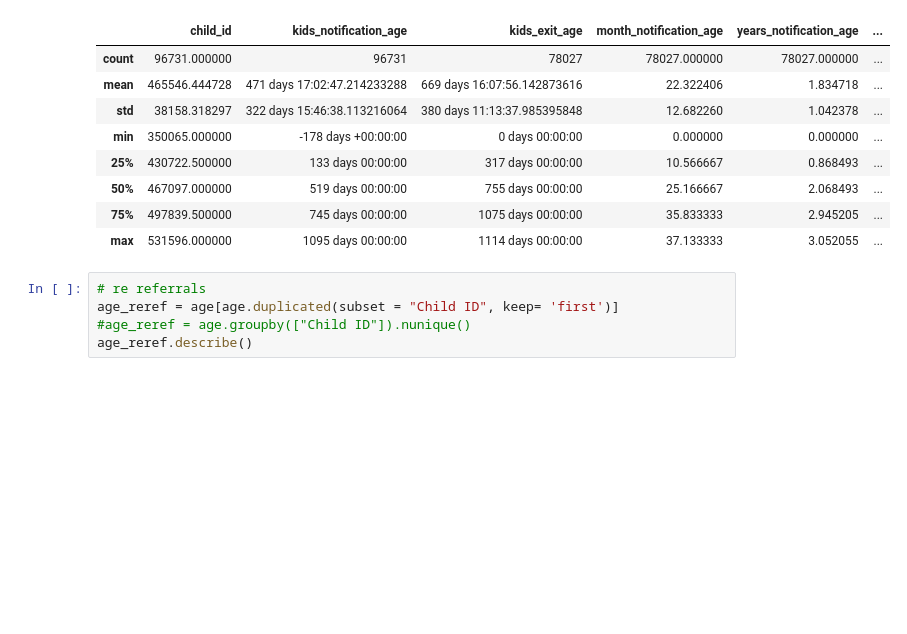
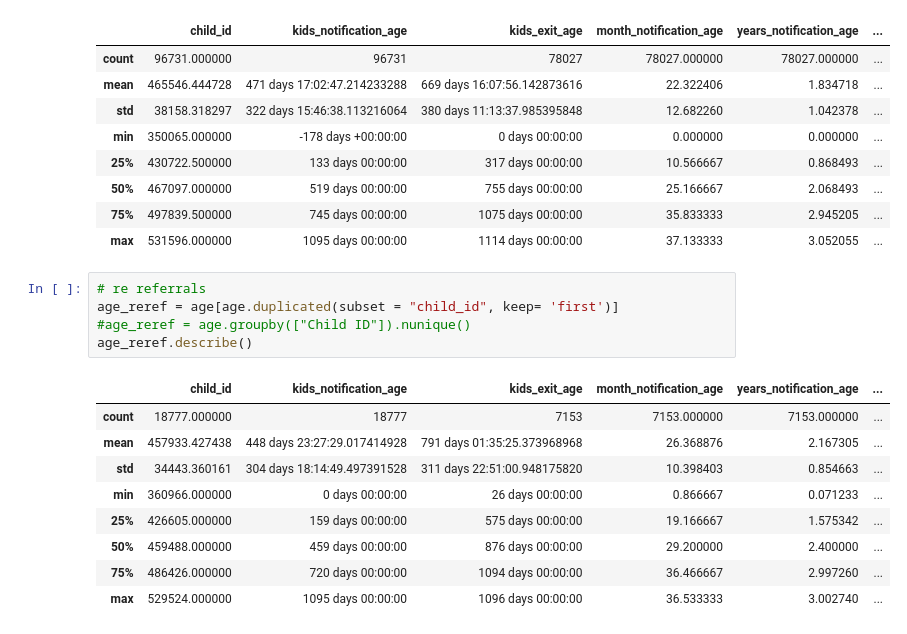
Before and after one commit to ColinSandidge/teis_project, a Jupyter notebook: notebook/teis_question_4.ipynb, the cells around one changed output. Drawn from its saved outputs; the diff is of its cells as text; blank space fills up the shorter version.

```diff
--- a/notebook/teis_question_4.ipynb
+++ b/notebook/teis_question_4.ipynb
@@ -283,6 +283,16 @@ age_referrals.describe()
 | max | 531596.000000 | 1095 days 00:00:00 | 1114 days 00:00:00 | 37.133333 | 3.052055 | ... |
 # %%
 # re referrals
-age_reref = age[age.duplicated(subset = "Child ID", keep= 'first')]
+age_reref = age[age.duplicated(subset = "child_id", keep= 'first')]
 #age_reref = age.groupby(["Child ID"]).nunique()
 age_reref.describe()
+# %% [output]
+|  | child_id | kids_notification_age | kids_exit_age | month_notification_age | years_notification_age | ... |
+| count | 18777.000000 | 18777 | 7153 | 7153.000000 | 7153.000000 | ... |
+| mean | 457933.427438 | 448 days 23:27:29.017414928 | 791 days 01:35:25.373968968 | 26.368876 | 2.167305 | ... |
+| std | 34443.360161 | 304 days 18:14:49.497391528 | 311 days 22:51:00.948175820 | 10.398403 | 0.854663 | ... |
+| min | 360966.000000 | 0 days 00:00:00 | 26 days 00:00:00 | 0.866667 | 0.071233 | ... |
+| 25% | 426605.000000 | 159 days 00:00:00 | 575 days 00:00:00 | 19.166667 | 1.575342 | ... |
+| 50% | 459488.000000 | 459 days 00:00:00 | 876 days 00:00:00 | 29.200000 | 2.400000 | ... |
+| 75% | 486426.000000 | 720 days 00:00:00 | 1094 days 00:00:00 | 36.466667 | 2.997260 | ... |
+| max | 529524.000000 | 1095 days 00:00:00 | 1096 days 00:00:00 | 36.533333 | 3.002740 | ... |
```
Also changed, not shown: parts of 4 cells of this notebook.
